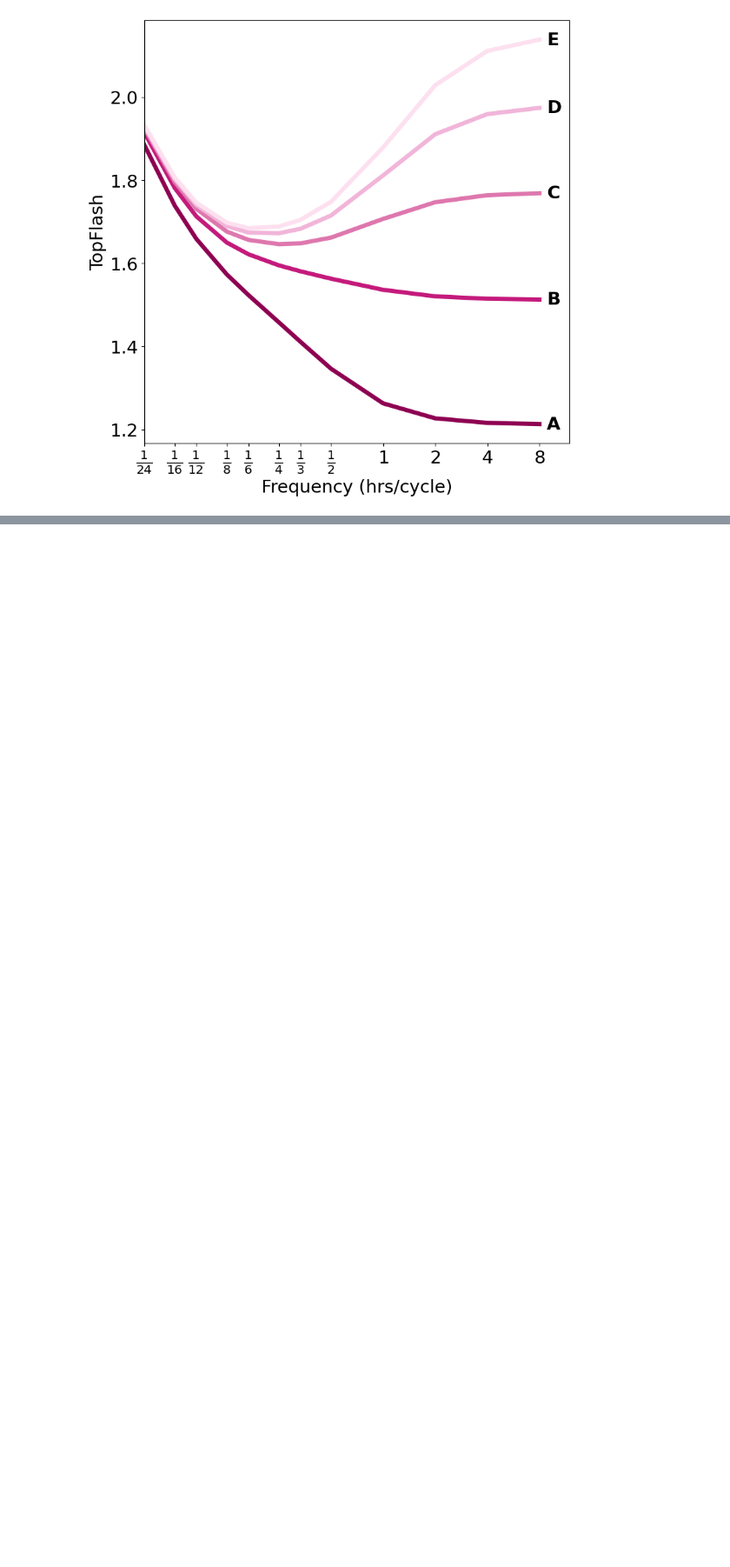
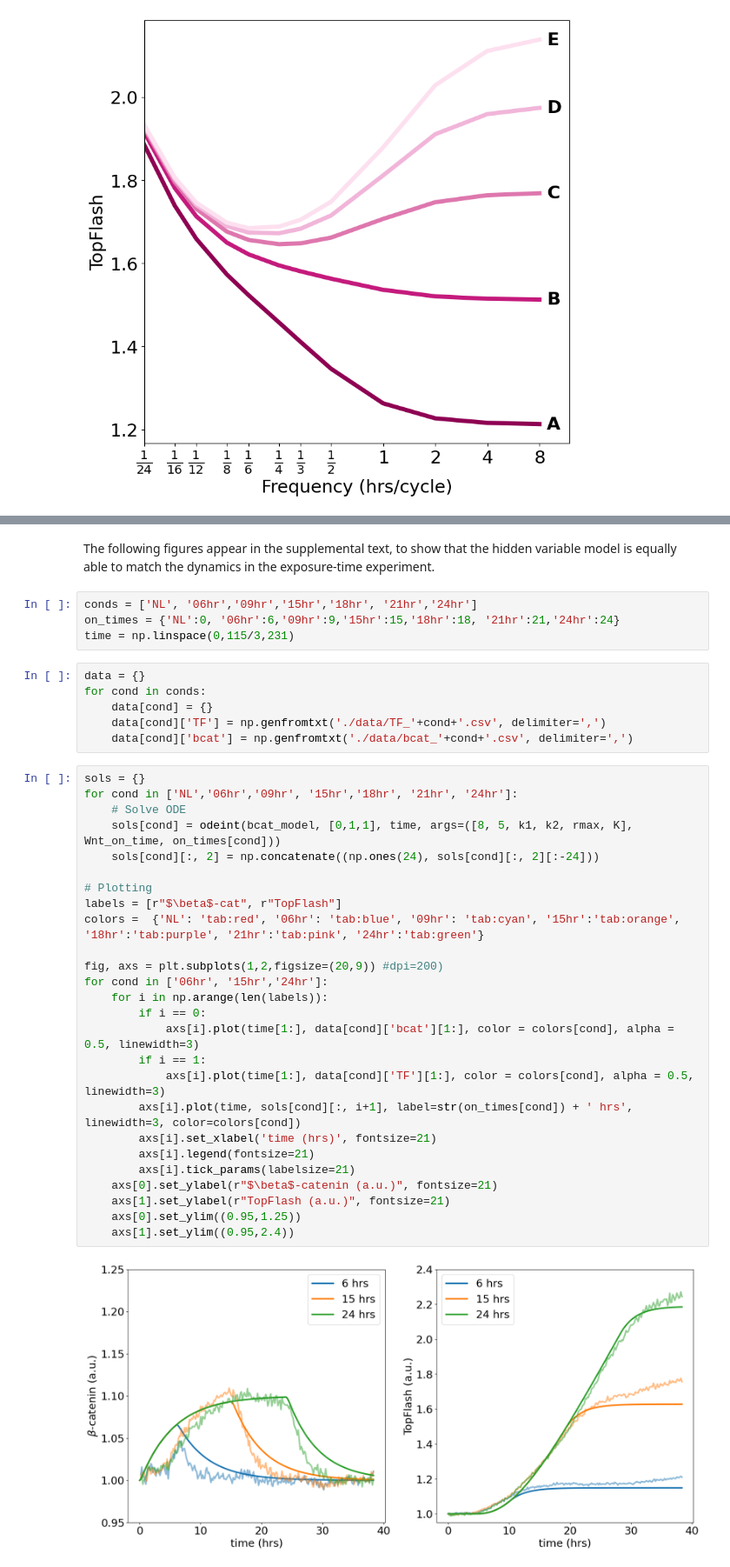
Before and after one commit to olivierwitteveen/wnt_antiresonance_model, a Jupyter notebook: hv_model.ipynb, the cells around one changed output, grey strips where cells are left out. Shown at 87% size. Saved outputs shown, nothing was run; the diff lists cells and outputs as text; blank space fills up the shorter version.

Commit message:
added data plots for hv model

```diff
--- a/hv_model.ipynb
+++ b/hv_model.ipynb
@@ -287,0 +290,40 @@ plt.show()
+# %% [markdown]
+The following figures appear in the supplemental text, to show that the hidden variable model is equally able to match the dynamics in the exposure-time experiment.
+# %%
+conds = ['NL', '06hr','09hr','15hr','18hr', '21hr','24hr']
+on_times = {'NL':0, '06hr':6,'09hr':9,'15hr':15,'18hr':18, '21hr':21,'24hr':24}
+time = np.linspace(0,115/3,231)
+# %%
+data = {}
+for cond in conds:
+    data[cond] = {}
+    data[cond]['TF'] = np.genfromtxt('./data/TF_'+cond+'.csv', delimiter=',')
+    data[cond]['bcat'] = np.genfromtxt('./data/bcat_'+cond+'.csv', delimiter=',')
+# %%
+sols = {}
+for cond in ['NL','06hr','09hr', '15hr','18hr', '21hr', '24hr']:
+    # Solve ODE
+    sols[cond] = odeint(bcat_model, [0,1,1], time, args=([8, 5, k1, k2, rmax, K], Wnt_on_time, on_times[cond]))
+    sols[cond][:, 2] = np.concatenate((np.ones(24), sols[cond][:, 2][:-24]))
+
+# Plotting
+labels = [r"$\beta$-cat", r"TopFlash"]
+colors =  {'NL': 'tab:red', '06hr': 'tab:blue', '09hr': 'tab:cyan', '15hr':'tab:orange', '18hr':'tab:purple', '21hr':'tab:pink', '24hr':'tab:green'}
+
+fig, axs = plt.subplots(1,2,figsize=(20,9)) #dpi=200)
+for cond in ['06hr', '15hr','24hr']:
+    for i in np.arange(len(labels)):
+        if i == 0:
+            axs[i].plot(time[1:], data[cond]['bcat'][1:], color = colors[cond], alpha = 0.5, linewidth=3)
+        if i == 1:
+            axs[i].plot(time[1:], data[cond]['TF'][1:], color = colors[cond], alpha = 0.5, linewidth=3)
+        axs[i].plot(time, sols[cond][:, i+1], label=str(on_times[cond]) + ' hrs', linewidth=3, color=colors[cond])
+        axs[i].set_xlabel('time (hrs)', fontsize=21)
+        axs[i].legend(fontsize=21)
+        axs[i].tick_params(labelsize=21)
+    axs[0].set_ylabel(r"$\beta$-catenin (a.u.)", fontsize=21)
+    axs[1].set_ylabel(r"TopFlash (a.u.)", fontsize=21)
+    axs[0].set_ylim((0.95,1.25))
+    axs[1].set_ylim((0.95,2.4))
+# %% [output]
+[figure, added]
```
Also changed, not shown: parts of 4 cells of this notebook, 1 other file.
